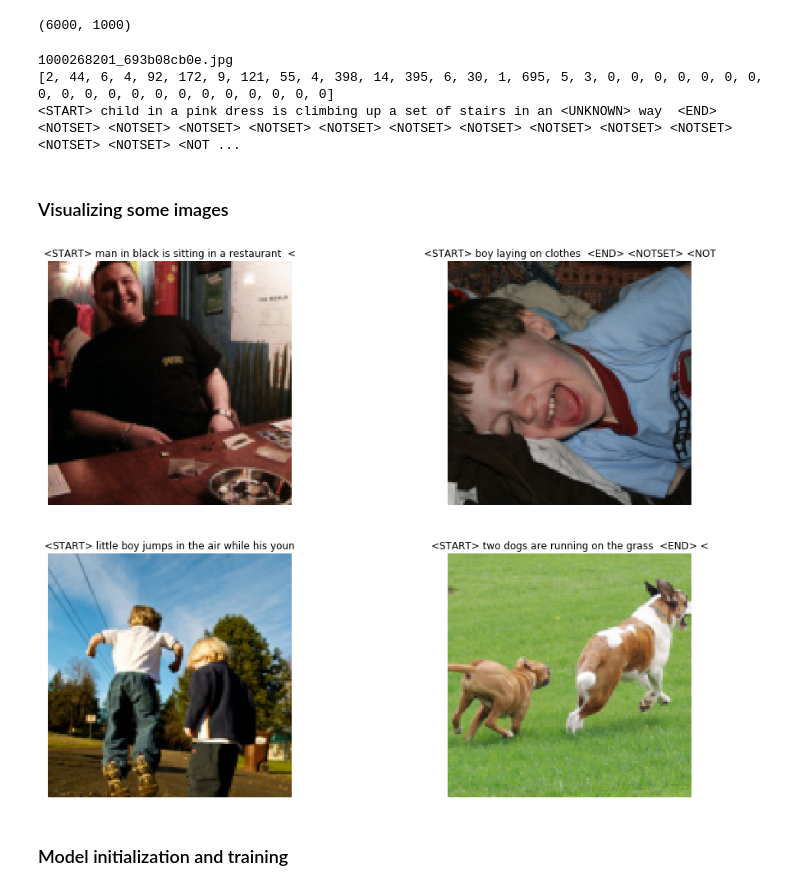
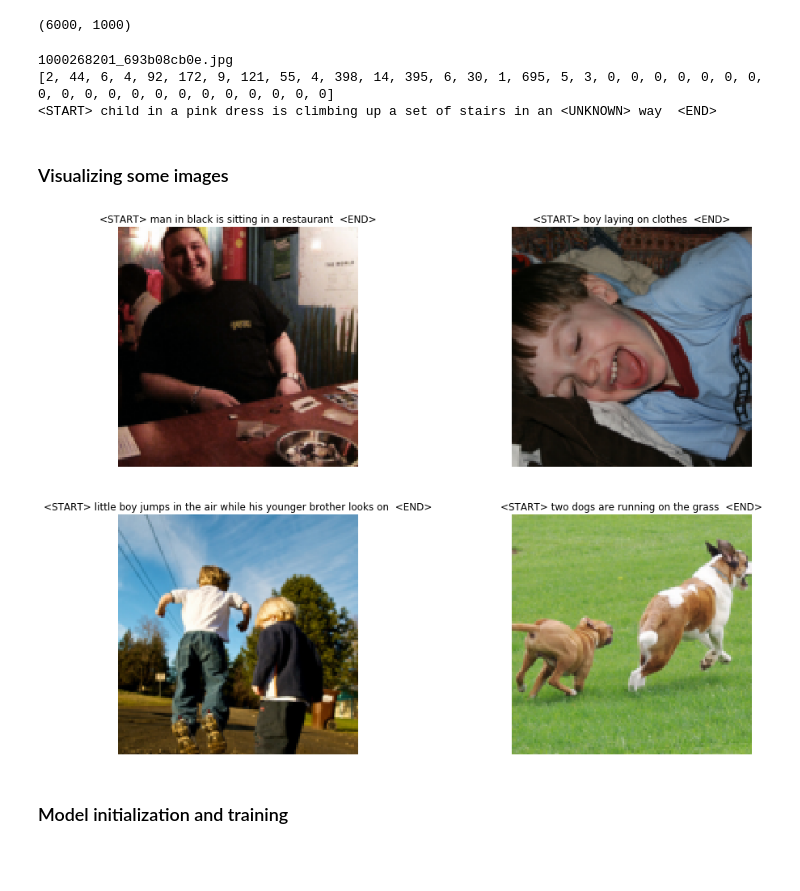
Before and after one commit to tobiasvanderwerff/image-captioning, a Jupyter notebook: image-captioning.ipynb, the cells around one changed output. Saved outputs shown, nothing was run; the diff lists cells and outputs as text; code cells hidden in the pictures; blank space fills up the shorter version.

```diff
--- a/image-captioning.ipynb
+++ b/image-captioning.ipynb
@@ -121,7 +121,7 @@ class FlickrDataset(Dataset):
     def __getitem__(self, idx):
         img_id = self.img_ids[idx]
         annotation = self.annotations[img_id]
-        annotation_len = len(annotation)
+        annotation_len = len(annotation)  # TODO: caption lengths are for padded captions, so incorrect
         im = Image.open(self.img_dir/img_id)
         if self.trnsf is not None:
             im = self.trnsf(im)
@@ -130,10 +130,23 @@ class FlickrDataset(Dataset):
 
     def decode_caption(self, caption):
         res = ''
-        for word_idx in caption:
-            res += list(self.known_words.keys())[word_idx]
+        for i, word_idx in enumerate(caption):
+            word = list(self.known_words.keys())[word_idx]
+            res += word
+            if word == self.end_token:
+                break
             res += ' '
         return res
+
+    def encode_caption(self, caption):
+        res = []
+        for i, word in enumerate(caption):
+            if word in known_words:
+                # this is not very efficient; can be improved by creating a dictionary of (word, encoding) pairs
+                res.append(list(self.known_words.keys()).index(word))
+            else:
+                res.append(list(self.known_words.keys()).index(self.unk_token))
+        return res
 # %% [markdown]
 ### Preprocessing the images
 # %%
@@ -207,7 +220,7 @@ print(ds_train.decode_caption(caption))
 # %% [output]
 1000268201_693b08cb0e.jpg
 [2, 44, 6, 4, 92, 172, 9, 121, 55, 4, 398, 14, 395, 6, 30, 1, 695, 5, 3, 0, 0, 0, 0, 0, 0, 0, 0, 0, 0, 0, 0, 0, 0, 0, 0, 0, 0, 0, 0]
-<START> child in a pink dress is climbing up a set of stairs in an <UNKNOWN> way  <END> <NOTSET> <NOTSET> <NOTSET> <NOTSET> <NOTSET> <NOTSET> <NOTSET> <NOTSET> <NOTSET> <NOTSET> <NOTSET> <NOTSET> <NOT ...
+<START> child in a pink dress is climbing up a set of stairs in an <UNKNOWN> way  <END>
 # %% [markdown]
 ### Visualizing some images
 # %%
@@ -220,19 +233,19 @@ def imshow(im):
 # %%
 # Plot some examples from the training set
 from matplotlib import pyplot as plt
 
 nrows = 2
 ncols = 2
 plt.figure(figsize=(16, 12))
 for i in range(nrows * ncols):
     idx = random.randint(0, len(ds_train)-1)
     im, caption, _, _ = ds_train[idx]
     plt.subplot(nrows, ncols, i+1)
-    plt.title(ds_train.decode_caption(caption)[:50])  # TODO: modify this to show the entire caption correctly
+    plt.title(ds_train.decode_caption(caption))
     imshow(im)
     plt.axis('off')
 # %% [output]
-[figure, old version]
+[figure, new version]
 # %% [markdown]
 ### Model initialization and training
 # %%
```
Also changed, not shown: parts of 14 cells of this notebook, 3 other files.
